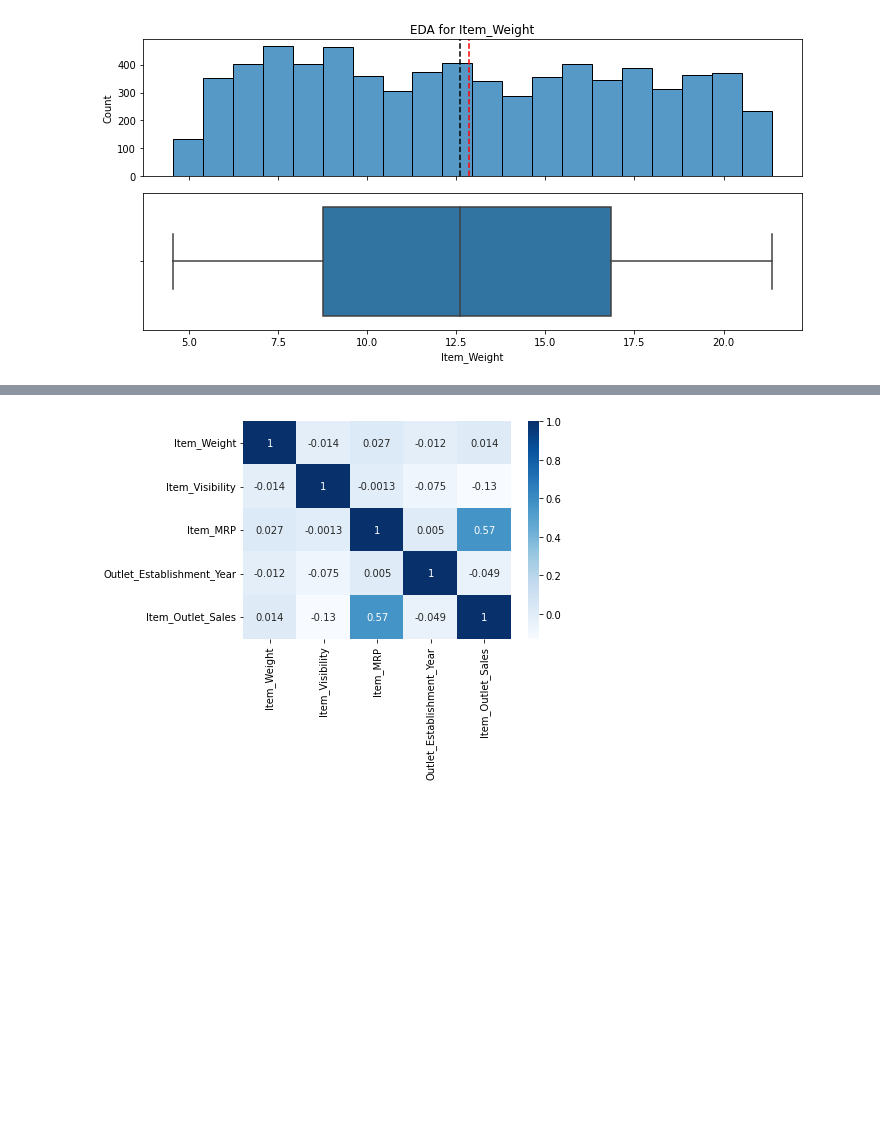
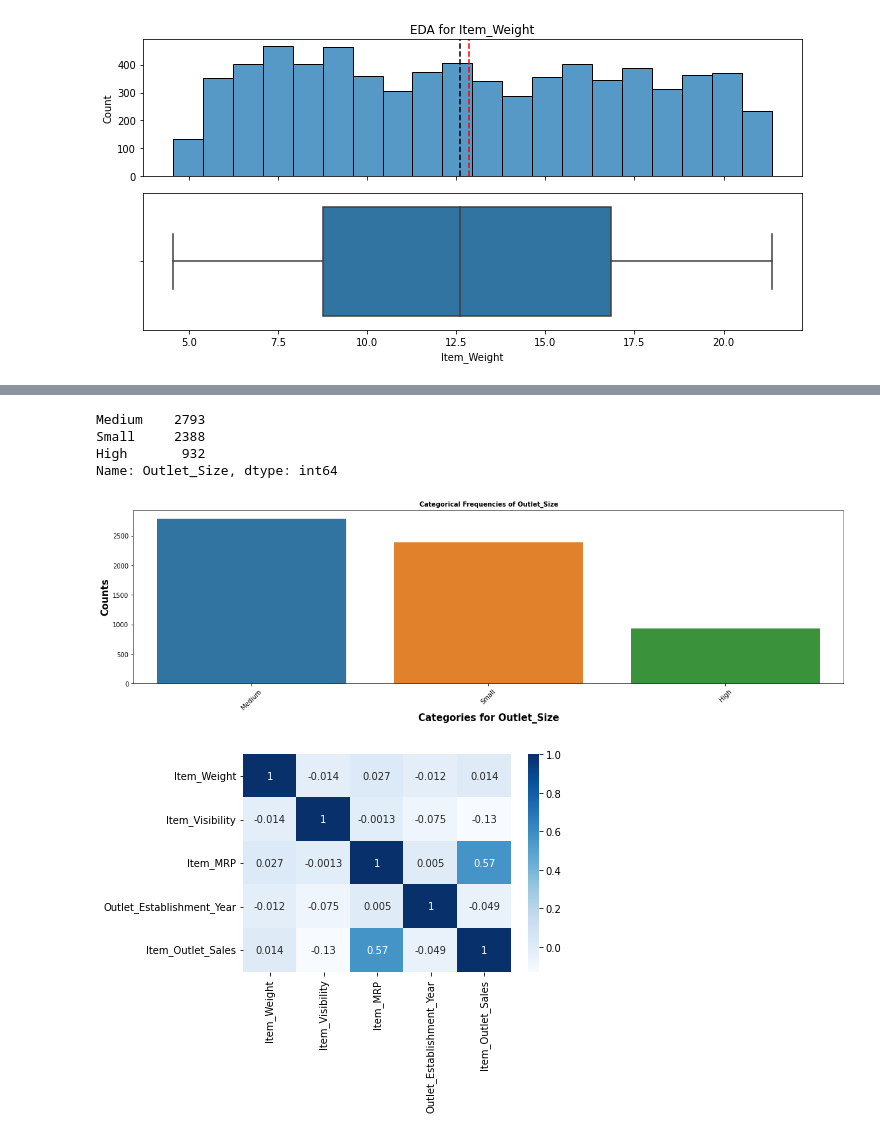
Before and after one commit to Juribe7980/Project-1---Part-1, a Jupyter notebook: Project_1_Part_2.ipynb, the cells around one changed output, grey strips where cells are left out. Saved outputs shown, nothing was run; the diff lists cells and outputs as text; code cells hidden in the pictures; blank space fills up the shorter version.

```diff
--- a/Project_1_Part_2.ipynb
+++ b/Project_1_Part_2.ipynb
@@ -413,3 +410,12 @@ Name: Item_Type, dtype: int64
+# %%
+fig, ax = plot_bar(df, 'Outlet_Size', 'Outlet_Size')
+print(df['Outlet_Size'].value_counts())
+# %% [output]
+Medium    2793
+Small     2388
+High       932
+Name: Outlet_Size, dtype: int64
+[figure, added]
 # %%
 sns.heatmap(df.corr(),annot=True,cmap='Blues');
 # %% [output]
```
Also changed, not shown: parts of 13 cells of this notebook.
